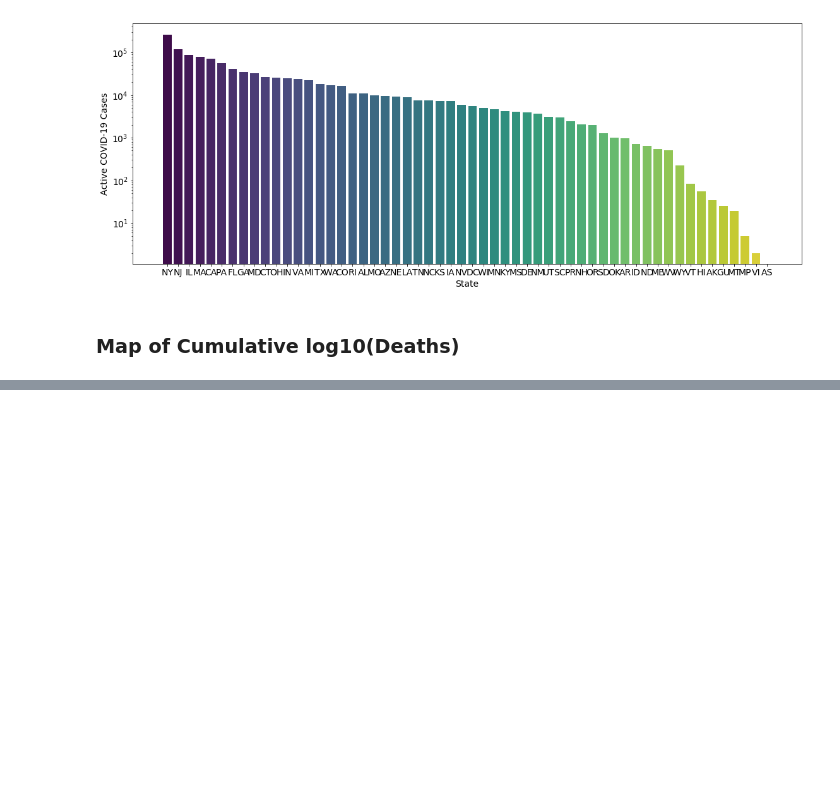
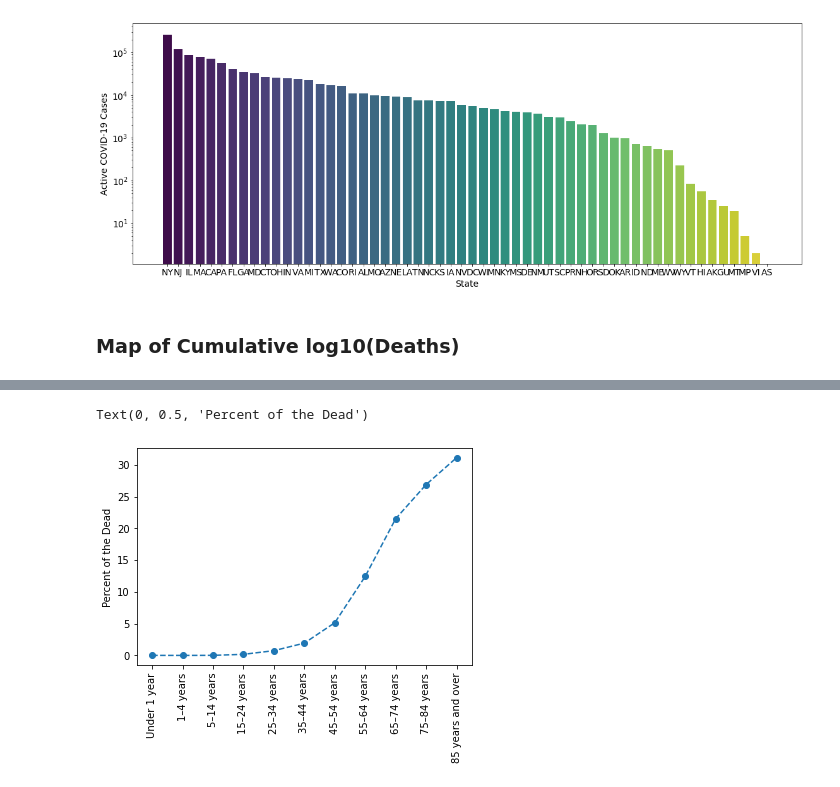
Before and after one commit to analisahill/covid19-analysis, a Jupyter notebook: COVID19_Analysis.ipynb, the cells around one changed output, grey strips where cells are left out. Saved outputs shown, nothing was run; the diff lists cells and outputs as text; code cells hidden in the pictures; blank space fills up the shorter version.

```diff
--- a/COVID19_Analysis.ipynb
+++ b/COVID19_Analysis.ipynb
@@ -192,0 +274,8 @@ m
+# %%
+fig, ax = plt.subplots()
+ax.plot(tdf['Age group'][1:], tdf['percentage_dead'][1:], '--o')
+plt.xticks(rotation=90)
+plt.ylabel('Percent of the Dead')
+# %% [output]
+Text(0, 0.5, 'Percent of the Dead')
+[figure, added]
```
Also changed, not shown: parts of 15 cells of this notebook.
